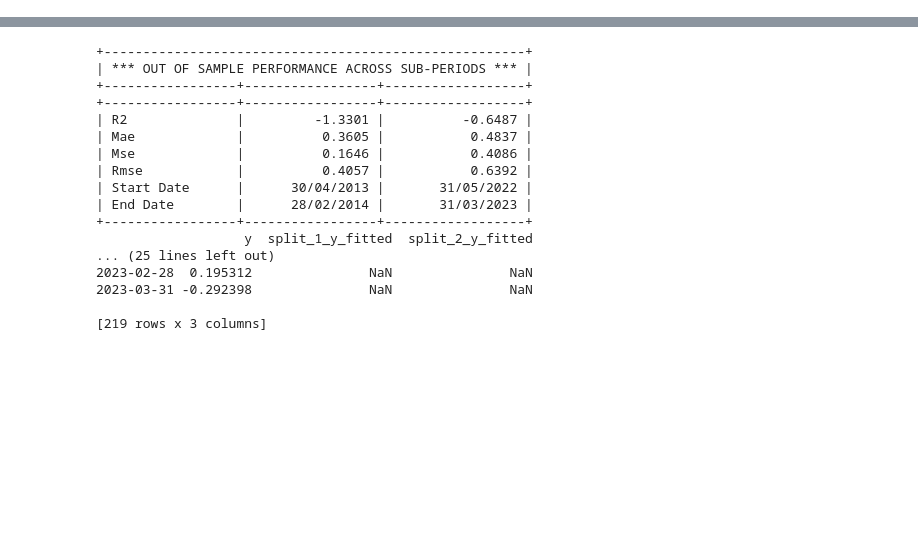
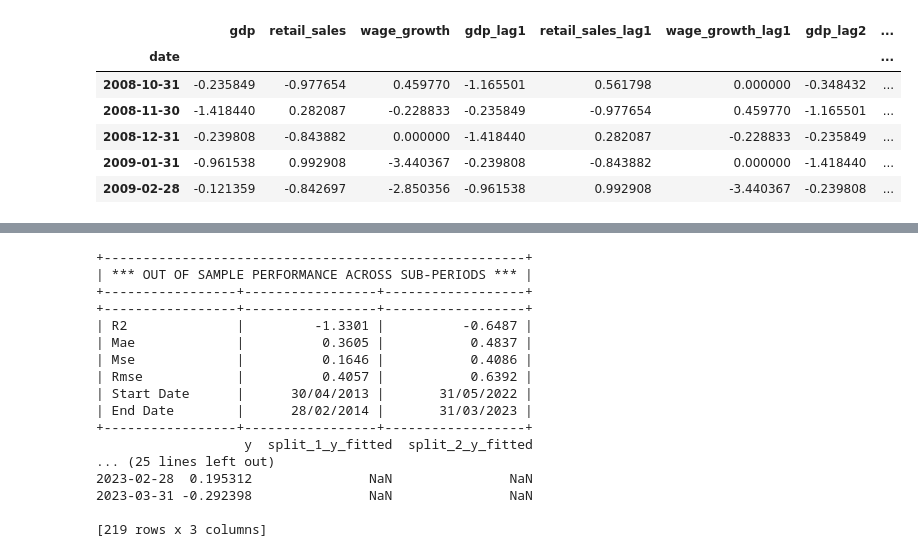
Before and after one commit to martinlyngerasmussen/auto_regressor, a Jupyter notebook: Code test.ipynb, the cells around one changed output, grey strips where cells are left out. Drawn from its saved outputs; the diff is of its cells as text; code cells hidden in the pictures; blank space fills up the shorter version.

Commit message:
harmonize data_preparation and full_df

```diff
--- a/Code test.ipynb
+++ b/Code test.ipynb
@@ -18,0 +19,13 @@ The autoreload extension is already loaded. To reload it, use:
+# %%
+df1 = full_df(file_location = "uk_data.csv", lags = 5)
+df2 = data_preparation(file_location = "uk_data.csv", lags = 5, splits = 5, train_share = 0.8)
+# %%
+df1.head()
+# %% [output]
+|  | gdp | retail_sales | wage_growth | gdp_lag1 | retail_sales_lag1 | wage_growth_lag1 | gdp_lag2 | ... |
+| date |  |  |  |  |  |  |  | ... |
+| 2008-10-31 | -0.235849 | -0.977654 | 0.459770 | -1.165501 | 0.561798 | 0.000000 | -0.348432 | ... |
+| 2008-11-30 | -1.418440 | 0.282087 | -0.228833 | -0.235849 | -0.977654 | 0.459770 | -1.165501 | ... |
+| 2008-12-31 | -0.239808 | -0.843882 | 0.000000 | -1.418440 | 0.282087 | -0.228833 | -0.235849 | ... |
+| 2009-01-31 | -0.961538 | 0.992908 | -3.440367 | -0.239808 | -0.843882 | 0.000000 | -1.418440 | ... |
+| 2009-02-28 | -0.121359 | -0.842697 | -2.850356 | -0.961538 | 0.992908 | -3.440367 | -0.239808 | ... |
```
Also changed, not shown: parts of 4 cells of this notebook, 1 other file.
